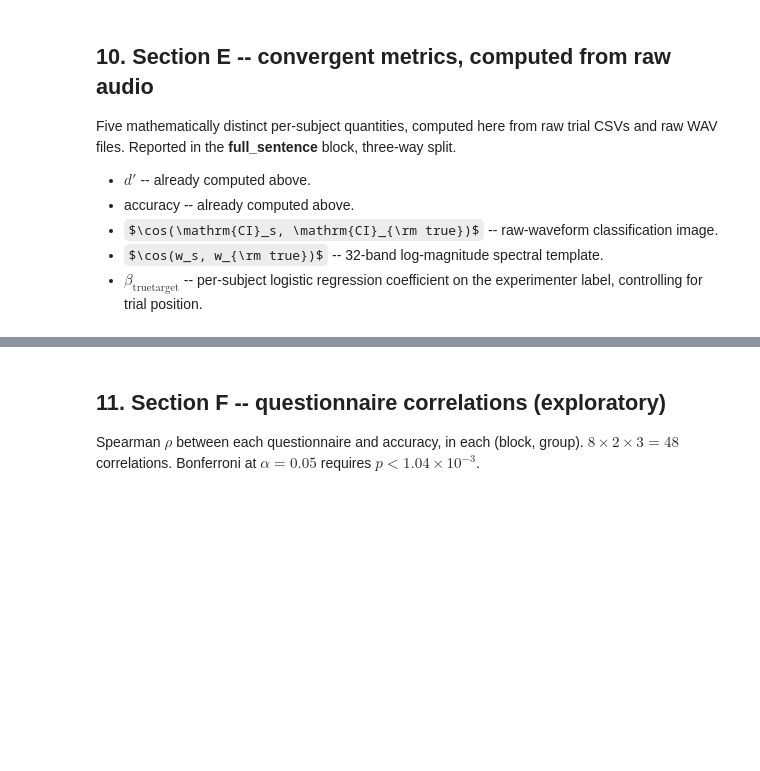
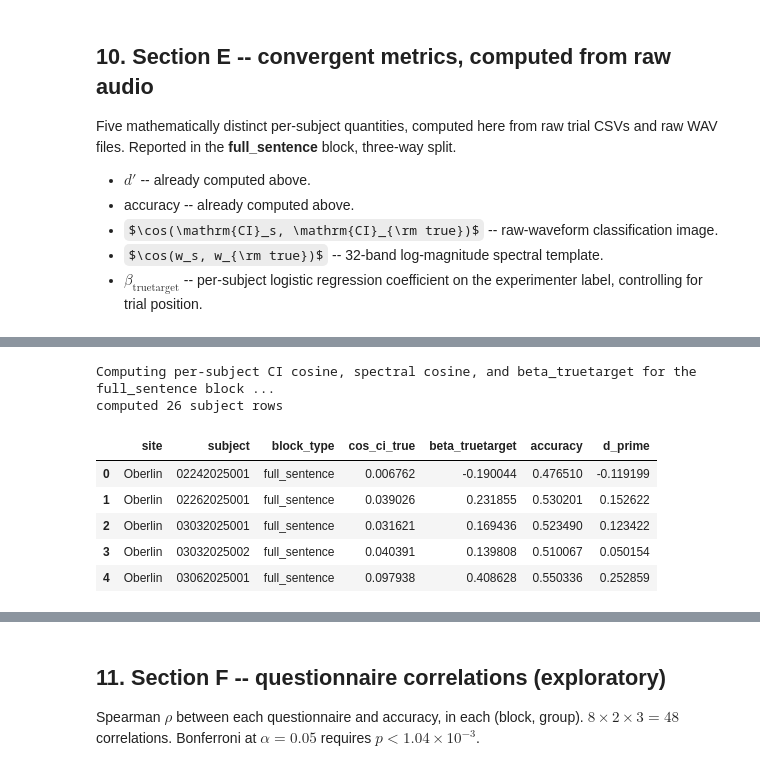
Before and after one commit to dtfalk/auditory-sp-analyses, a Jupyter notebook: jupyter_notebook/run_analyses.ipynb, the cells around one changed output, grey strips where cells are left out. Drawn from its saved outputs; the diff is of its cells as text; code cells hidden in the pictures; some formulas as TeX source; blank space fills up the shorter version.

```diff
--- a/jupyter_notebook/run_analyses.ipynb
+++ b/jupyter_notebook/run_analyses.ipynb
@@ -1007,38 +1217,47 @@ def compute_beta_truetarget(block_trials):
 # %%
 # ============================================================================
 # Compute the four "raw-data" metrics for every (subject, full_sentence) cell.
 #   d' and accuracy are already in per_subject_table.
 # ============================================================================
 
-print("\nComputing per-subject CI cosine, spectral cosine, and "
-       "beta_truetarget for the full_sentence block ...")
+print("\nComputing per-subject CI cosine, spectral cosine, and beta_truetarget for the full_sentence block ...")
 
-spectral_feature_cache = {}
-metric_rows            = []
-full_sentence_trials   = trial_table[trial_table["block_type"]
-                                       == "full_sentence"]
-for (site, subject), subject_trials in full_sentence_trials.groupby(
-        ["site", "subject"]):
+# List to store convergent metrics results
+metric_rows = []
+
+# Get all trials where the block type is full sentence
+full_sentence_trials = trial_table[trial_table["block_type"] == "full_sentence"]
+
+# Group by experimental site and subject, calculate all of the convergent metrics and store in the data list
+for (site, subject), subject_trials in full_sentence_trials.groupby(["site", "subject"]):
     metric_rows.append(dict(
         site            = site,
         subject         = subject,
         block_type      = "full_sentence",
-        cos_ci_true     = compute_classification_image_cosine(
-            subject_trials, full_sentence_waveform_by_id),
-        cos_w_true      = compute_spectral_template_cosine(
-            subject_trials, full_sentence_waveform_by_id,
-            spectral_feature_cache),
+        cos_ci_true     = compute_classification_image_cosine(subject_trials, full_sentence_waveform_by_id),
         beta_truetarget = compute_beta_truetarget(subject_trials)))
 
+# Cast the data in the list to a pandas dataframe
 per_subject_metrics_table = pd.DataFrame(metric_rows)
+
+# Merge these new rows by using the experimental site, subject number and block type as the unique identifiers
 per_subject_metrics_table = per_subject_metrics_table.merge(
-    per_subject_table[["site", "subject", "block_type",
-                        "accuracy", "d_prime"]],
+    per_subject_table[["site", "subject", "block_type", "accuracy", "d_prime"]],
     on = ["site", "subject", "block_type"], how = "left")
-per_subject_metrics_table.to_csv(
-    TABLES_PATH / "E_per_subject_full_sentence_metrics.csv", index = False)
+
+# Save the table with each block's complete computed data
+per_subject_metrics_table.to_csv(TABLES_PATH / "E_per_subject_full_sentence_metrics.csv", index = False)
 print(f"computed {len(per_subject_metrics_table)} subject rows")
 per_subject_metrics_table.head()
+# %% [output]
+Computing per-subject CI cosine, spectral cosine, and beta_truetarget for the full_sentence block ...
+computed 26 subject rows
+|  | site | subject | block_type | cos_ci_true | beta_truetarget | accuracy | d_prime |
+| 0 | Oberlin | 02242025001 | full_sentence | 0.006762 | -0.190044 | 0.476510 | -0.119199 |
+| 1 | Oberlin | 02262025001 | full_sentence | 0.039026 | 0.231855 | 0.530201 | 0.152622 |
+| 2 | Oberlin | 03032025001 | full_sentence | 0.031621 | 0.169436 | 0.523490 | 0.123422 |
+| 3 | Oberlin | 03032025002 | full_sentence | 0.040391 | 0.139808 | 0.510067 | 0.050154 |
+| 4 | Oberlin | 03062025001 | full_sentence | 0.097938 | 0.408628 | 0.550336 | 0.252859 |
 # %%
 # ============================================================================
 # Section E -- convergent metrics summary table
```
Also changed, not shown: parts of 19 cells of this notebook, 13 other files.
